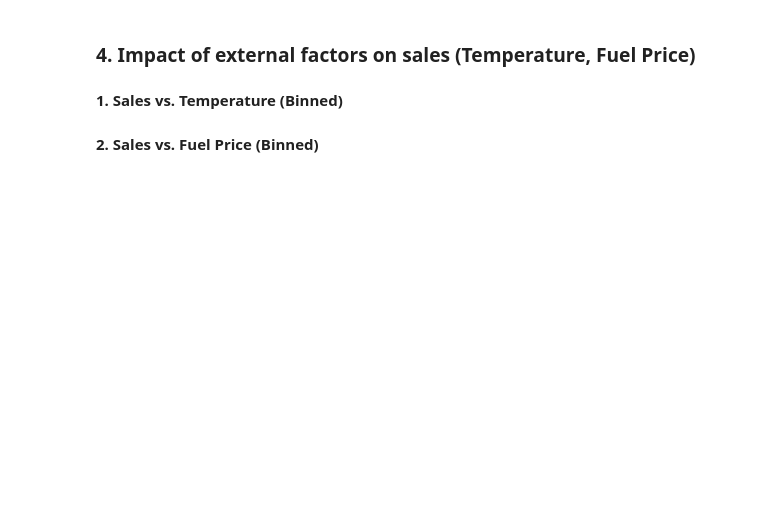
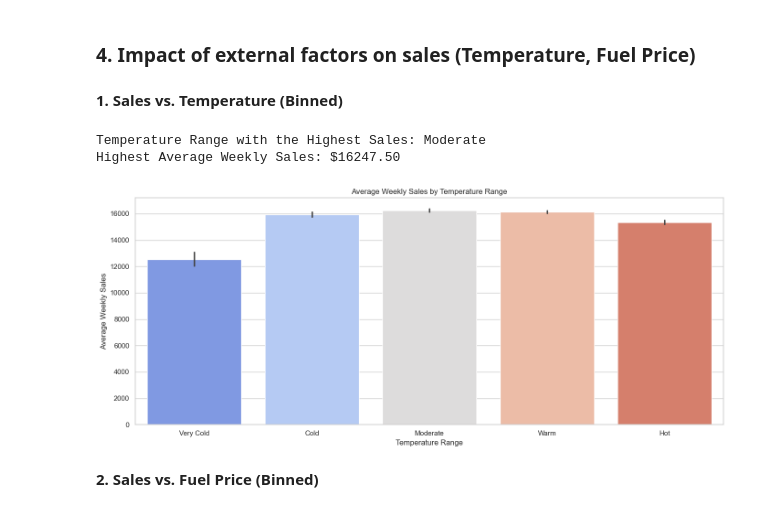
Before and after one commit to Dushyantt2/Sales-Data-Analysis, a Jupyter notebook: SalesAnalysis.ipynb, the cells around one changed output. Cells and saved outputs as stored; diff of their text form; code cells hidden in the pictures; blank space fills up the shorter version.

```diff
--- a/SalesAnalysis.ipynb
+++ b/SalesAnalysis.ipynb
@@ -210,27 +219,32 @@ plt.show()
 # %% [markdown]
 **1. Sales vs. Temperature (Binned)**
 # %%
+# Bin temperature into categories first
+merged_df['Temp_Binned'] = pd.cut(merged_df['Temperature'], bins=5, labels=['Very Cold', 'Cold', 'Moderate', 'Warm', 'Hot'])
+
 # Calculate average weekly sales for each temperature range
 temp_sales = merged_df.groupby('Temp_Binned', observed=False)['Weekly_Sales'].mean().reset_index()
 
 # Find the temperature range with the highest sales
 max_sales_temp = temp_sales['Weekly_Sales'].max()
 highest_temp_range = temp_sales[temp_sales['Weekly_Sales'] == max_sales_temp]
 
 # Print the temperature range with the highest sales
 print(f"Temperature Range with the Highest Sales: {highest_temp_range['Temp_Binned'].values[0]}")
 print(f"Highest Average Weekly Sales: ${max_sales_temp:.2f}")
 
-# Bin temperature into categories for clearer visualization
-merged_df['Temp_Binned'] = pd.cut(merged_df['Temperature'], bins=5, labels=['Very Cold', 'Cold', 'Moderate', 'Warm', 'Hot'])
-
 # Plot average sales by temperature bins
 plt.figure(figsize=(14, 6))
 sns.barplot(x='Temp_Binned', y='Weekly_Sales', data=merged_df, hue='Temp_Binned', palette='coolwarm', legend=False)
 plt.title('Average Weekly Sales by Temperature Range')
 plt.xlabel('Temperature Range')
 plt.ylabel('Average Weekly Sales')
+plt.tight_layout()
 plt.show()
+# %% [output]
+Temperature Range with the Highest Sales: Moderate
+Highest Average Weekly Sales: $16247.50
+[figure, added]
 # %% [markdown]
  **2. Sales vs. Fuel Price (Binned)**
 # %%
```
Also changed, not shown: parts of 5 cells of this notebook.
